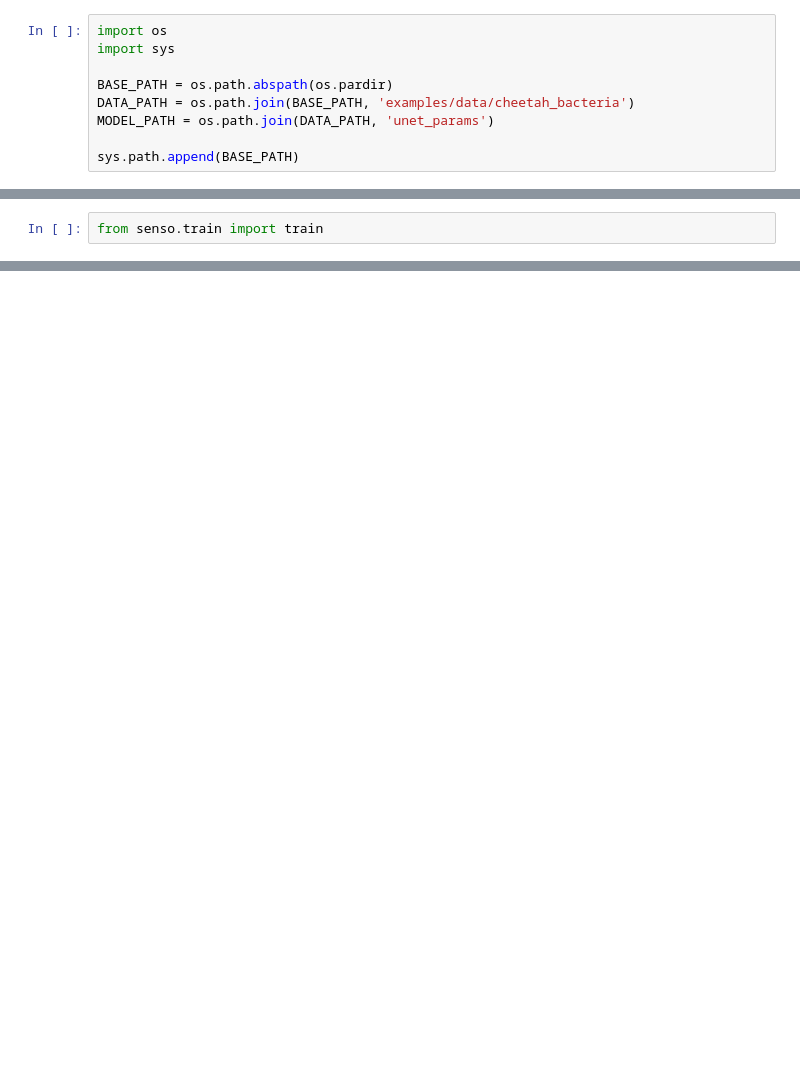
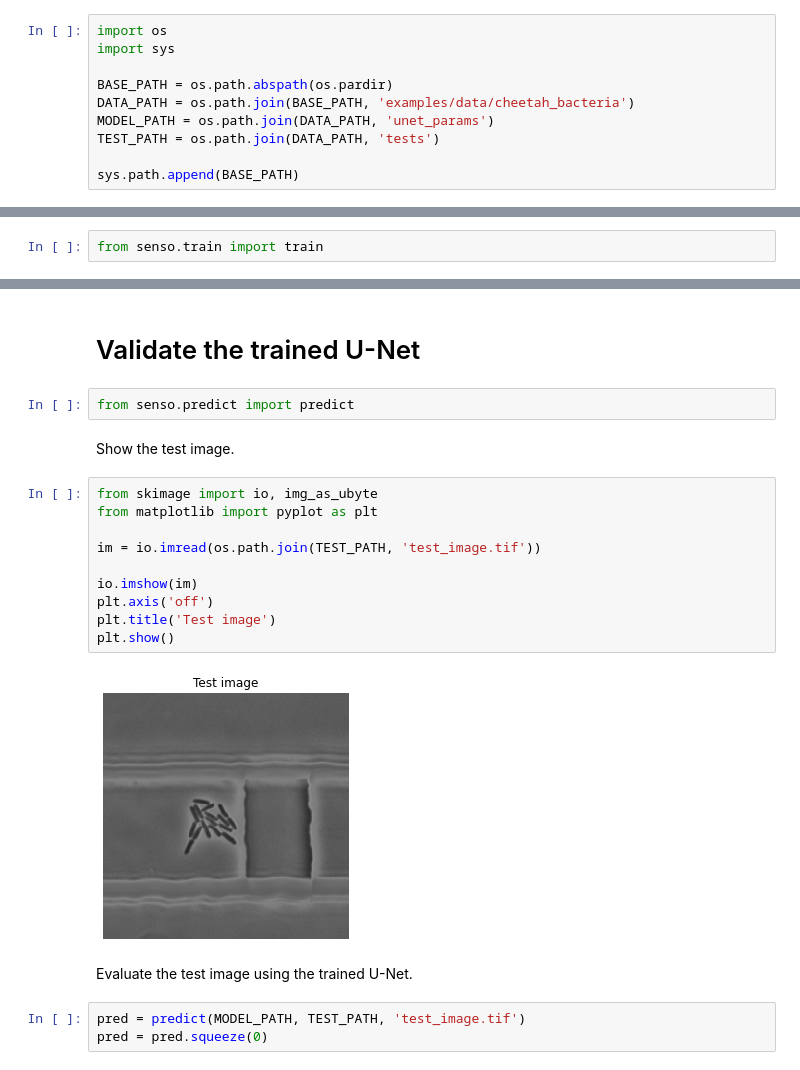
Before and after one commit to giansimone/U-Net, a Jupyter notebook: examples/example_cheetah_bacteria.ipynb, the cells around one changed output, grey strips where cells are left out. Saved outputs shown, nothing was run; the diff lists cells and outputs as text; blank space fills up the shorter version.

```diff
--- a/examples/example_cheetah_bacteria.ipynb
+++ b/examples/example_cheetah_bacteria.ipynb
@@ -5,5 +7,6 @@ import sys
 BASE_PATH = os.path.abspath(os.pardir)
 DATA_PATH = os.path.join(BASE_PATH, 'examples/data/cheetah_bacteria')
 MODEL_PATH = os.path.join(DATA_PATH, 'unet_params')
+TEST_PATH = os.path.join(DATA_PATH, 'tests')
 
 sys.path.append(BASE_PATH)
@@ -28,0 +37,23 @@ KeyboardInterrupt:
+# %% [markdown]
+# Validate the trained U-Net
+# %%
+from senso.predict import predict
+# %% [markdown]
+Show the test image.
+# %%
+from skimage import io, img_as_ubyte
+from matplotlib import pyplot as plt
+
+im = io.imread(os.path.join(TEST_PATH, 'test_image.tif'))
+
+io.imshow(im)
+plt.axis('off')
+plt.title('Test image')
+plt.show()
+# %% [output]
+[figure, added]
+# %% [markdown]
+Evaluate the test image using the trained U-Net.
+# %%
+pred = predict(MODEL_PATH, TEST_PATH, 'test_image.tif')
+pred = pred.squeeze(0)
```
Also changed, not shown: parts of 15 cells of this notebook, 1 other file.
